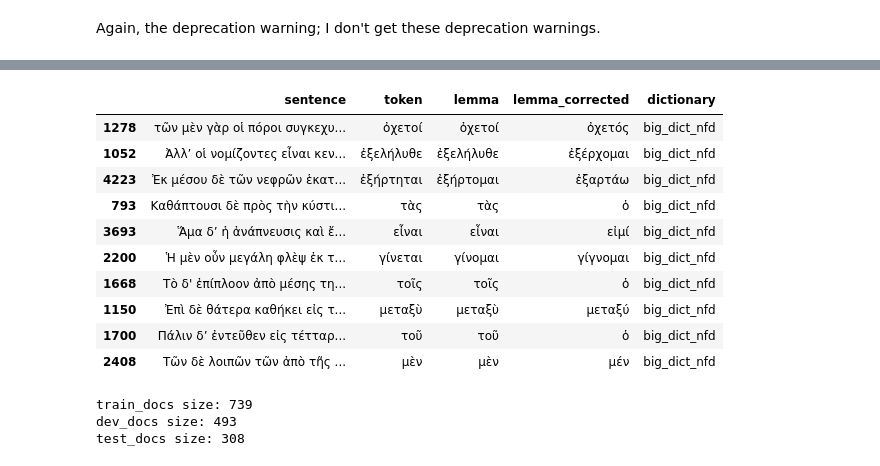
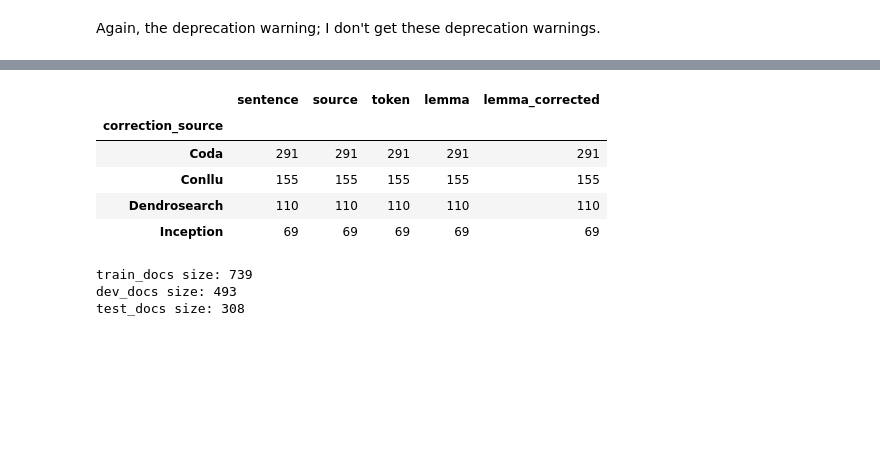
Before and after one commit to Atlogit/greCy_Atlomy, a Jupyter notebook: src/Greek_Lemmatizer_norm_dev.ipynb, the cells around one changed output, grey strips where cells are left out. Saved outputs shown, nothing was run; the diff lists cells and outputs as text; code cells hidden in the pictures; blank space fills up the shorter version.

```diff
--- a/src/Greek_Lemmatizer_norm_dev.ipynb
+++ b/src/Greek_Lemmatizer_norm_dev.ipynb
@@ -410,17 +333,12 @@ corrections_df[corrections_df['dictionary'] == 'big_dict_nfkc'].sample(10)
-# %%
-corrections_df[corrections_df['dictionary'] == 'big_dict_nfd'].sample(10)
-# %% [output]
-|  | sentence | token | lemma | lemma_corrected | dictionary |
-| 1278 | τῶν μὲν γὰρ οἱ πόροι συγκεχυ... | ὀχετοί | ὀχετοί | ὀχετός | big_dict_nfd |
-| 1052 | Ἀλλ’ οἱ νομίζοντες εἶναι κεν... | ἐξελήλυθε | ἐξελήλυθε | ἐξέρχομαι | big_dict_nfd |
-| 4223 | Ἐκ μέσου δὲ τῶν νεφρῶν ἑκατ... | ἐξήρτηται | ἐξήρτομαι | ἐξαρτάω | big_dict_nfd |
-| 793 | Καθάπτουσι δὲ πρὸς τὴν κύστι... | τὰς | τὰς | ὁ | big_dict_nfd |
-| 3693 | Ἅμα δ’ ἡ ἀνάπνευσις καὶ ἔ... | εἶναι | εἶναι | εἰμί | big_dict_nfd |
-| 2200 | Ἡ μὲν οὖν μεγάλη φλὲψ ἐκ τ... | γίνεται | γίνομαι | γίγνομαι | big_dict_nfd |
-| 1668 | Τὸ δ' ἐπίπλοον ἀπὸ μέσης τη... | τοῖς | τοῖς | ὁ | big_dict_nfd |
-| 1150 | Ἐπὶ δὲ θάτερα καθήκει εἰς τ... | μεταξὺ | μεταξὺ | μεταξύ | big_dict_nfd |
-| 1700 | Πάλιν δ’ ἐντεῦθεν εἰς τέτταρ... | τοῦ | τοῦ | ὁ | big_dict_nfd |
-| 2408 | Τῶν δὲ λοιπῶν τῶν ἀπὸ τῆς ... | μὲν | μὲν | μέν | big_dict_nfd |
+# %%
+corrections_df_nfkc.groupby('correction_source').count()
+# %% [output]
+|  | sentence | source | token | lemma | lemma_corrected |
+| correction_source |  |  |  |  |  |
+| Coda | 291 | 291 | 291 | 291 | 291 |
+| Conllu | 155 | 155 | 155 | 155 | 155 |
+| Dendrosearch | 110 | 110 | 110 | 110 | 110 |
+| Inception | 69 | 69 | 69 | 69 | 69 |
 # %%
 # split docs to train, dev, test randomly
 from sklearn.model_selection import train_test_split
```
Also changed, not shown: parts of 28 cells of this notebook.
